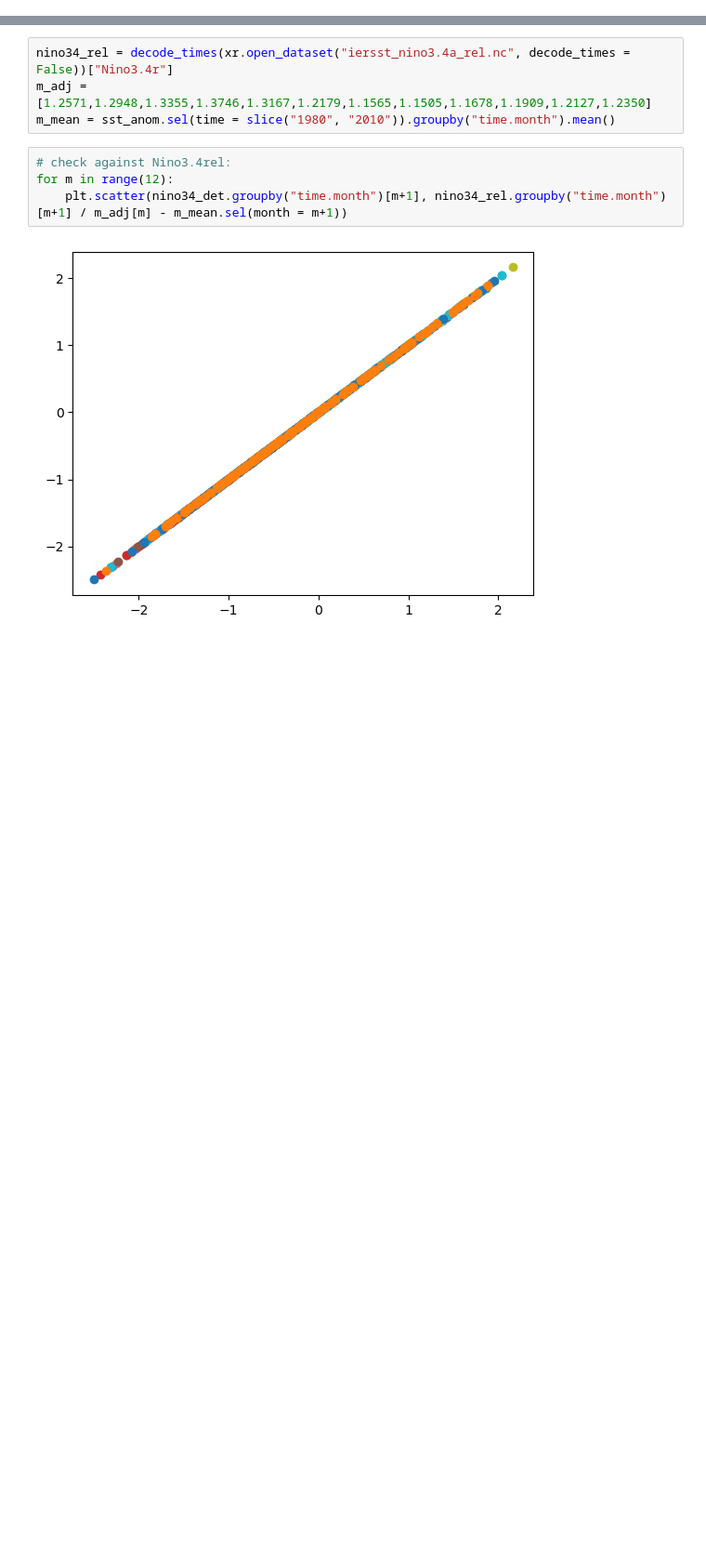
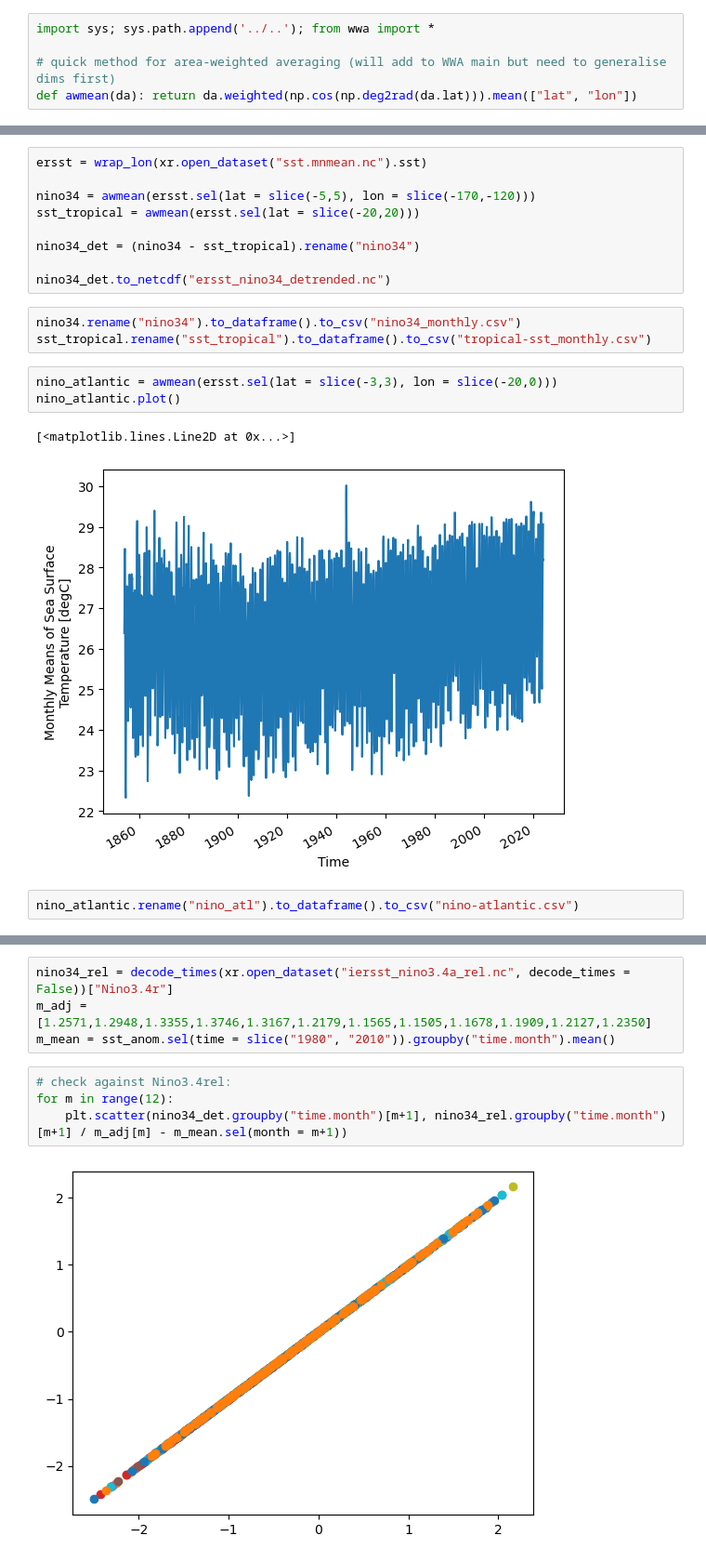
Before and after one commit to clairbarnes/wwa-current, a Jupyter notebook: 10_misc/detrended_nino34/py_nino34_det.ipynb, the cells around one changed output, grey strips where cells are left out. Shown at 93% size. Saved outputs shown, nothing was run; the diff lists cells and outputs as text; blank space fills up the shorter version.

Commit message:
Messing around with direct calculation of SST-based indices (needs tidying)

```diff
--- a/10_misc/detrended_nino34/py_nino34_det.ipynb
+++ b/10_misc/detrended_nino34/py_nino34_det.ipynb
@@ -5,0 +1,5 @@ Use monthly mean SST from 20S:20N to detrend [Nino3.4](https://climexp.knmi.nl/g
+# %%
+import sys; sys.path.append('../..'); from wwa import *
+
+# quick method for area-weighted averaging (will add to WWA main but need to generalise dims first)
+def awmean(da): return da.weighted(np.cos(np.deg2rad(da.lat))).mean(["lat", "lon"])
@@ -5,0 +53,20 @@ Use monthly mean SST from 20S:20N to detrend [Nino3.4](https://climexp.knmi.nl/g
+# %%
+ersst = wrap_lon(xr.open_dataset("sst.mnmean.nc").sst)
+
+nino34 = awmean(ersst.sel(lat = slice(-5,5), lon = slice(-170,-120)))
+sst_tropical = awmean(ersst.sel(lat = slice(-20,20)))
+
+nino34_det = (nino34 - sst_tropical).rename("nino34")
+
+nino34_det.to_netcdf("ersst_nino34_detrended.nc")
+# %%
+nino34.rename("nino34").to_dataframe().to_csv("nino34_monthly.csv")
+sst_tropical.rename("sst_tropical").to_dataframe().to_csv("tropical-sst_monthly.csv")
+# %%
+nino_atlantic = awmean(ersst.sel(lat = slice(-3,3), lon = slice(-20,0)))
+nino_atlantic.plot()
+# %% [output]
+[<matplotlib.lines.Line2D at 0x...>]
+[figure, added]
+# %%
+nino_atlantic.rename("nino_atl").to_dataframe().to_csv("nino-atlantic.csv")
```
Also changed, not shown: parts of 21 cells of this notebook, 1 other file.
